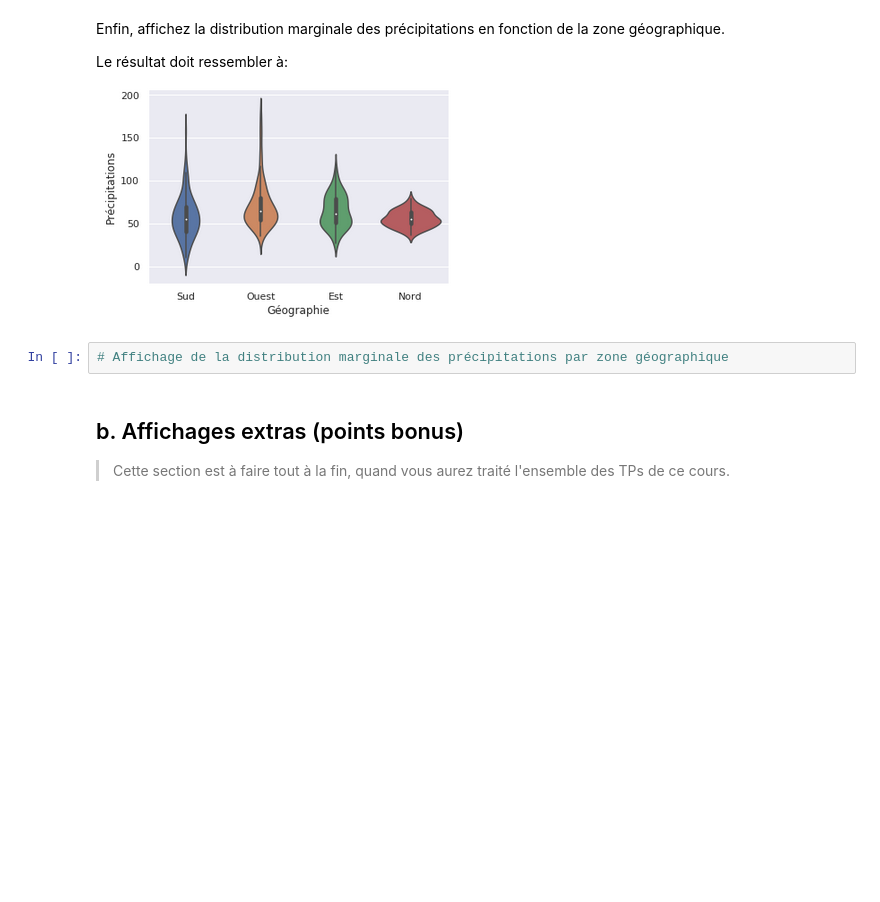
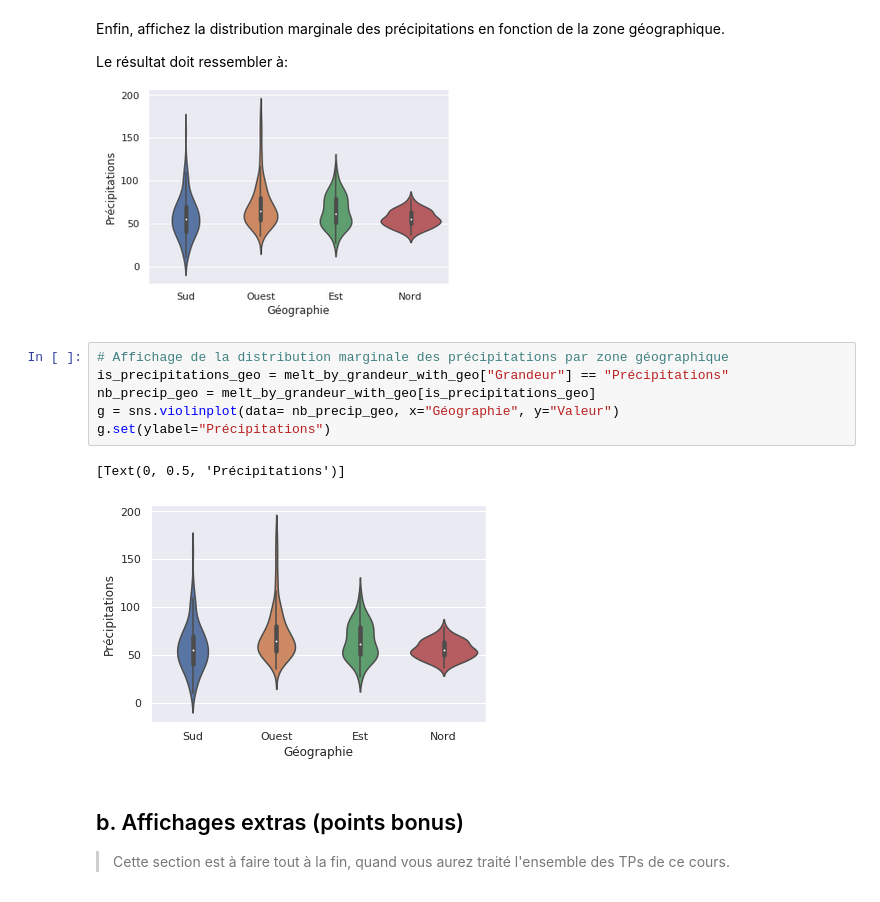
Before and after one commit to campusplage/compte-rendus-sparkles_of_majesty, a Jupyter notebook: TP1_pandas.ipynb, the cells around one changed output. Saved outputs shown, nothing was run; the diff lists cells and outputs as text; blank space fills up the shorter version.

```diff
--- a/TP1_pandas.ipynb
+++ b/TP1_pandas.ipynb
@@ -421,6 +441,13 @@ Le résultat doit ressembler à:
 ![image.png](embedded-picture-1)
 # %%
 # Affichage de la distribution marginale des précipitations par zone géographique
+is_precipitations_geo = melt_by_grandeur_with_geo["Grandeur"] == "Précipitations"
+nb_precip_geo = melt_by_grandeur_with_geo[is_precipitations_geo]
+g = sns.violinplot(data= nb_precip_geo, x="Géographie", y="Valeur")
+g.set(ylabel="Précipitations")
+# %% [output]
+[Text(0, 0.5, 'Précipitations')]
+[figure, added]
 # %% [markdown]
 ## b. Affichages extras (points bonus)
 
```
Also changed, not shown: parts of 5 cells of this notebook.
